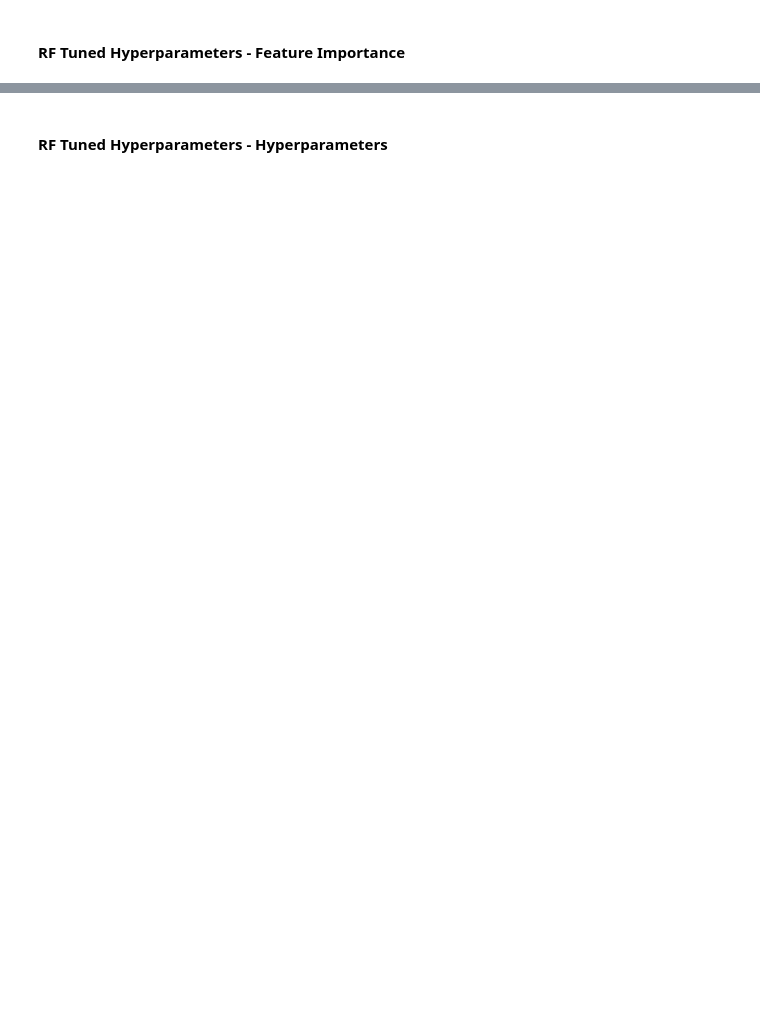
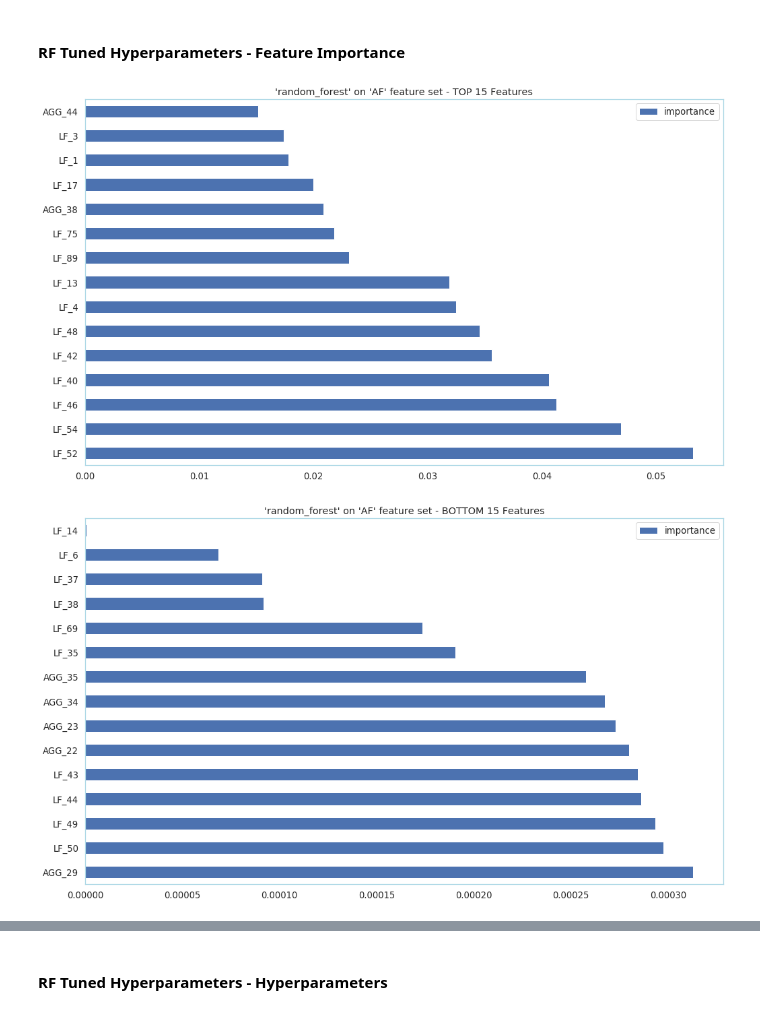
Before and after one commit to achmand/aml-crypto-graph, a Jupyter notebook: src/2.2_experiment_results.ipynb, the cells around one changed output, grey strips where cells are left out. Drawn from its saved outputs; the diff is of its cells as text; code cells hidden in the pictures; blank space fills up the shorter version.

```diff
--- a/src/2.2_experiment_results.ipynb
+++ b/src/2.2_experiment_results.ipynb
@@ -206,4 +239,7 @@ Below we show statistics for the evaluation metrics.
 # %% [markdown]
 ####  RF Tuned Hyperparameters - Feature Importance
 # %%
-# plot_feature_imp(benchmark_tuned_results, N_features)
+plot_feature_imp(benchmark_tuned_results, N_features)
+# %% [output]
+[figure, added]
+[figure, added]
```
Also changed, not shown: parts of 9 cells of this notebook, 1 other file.
